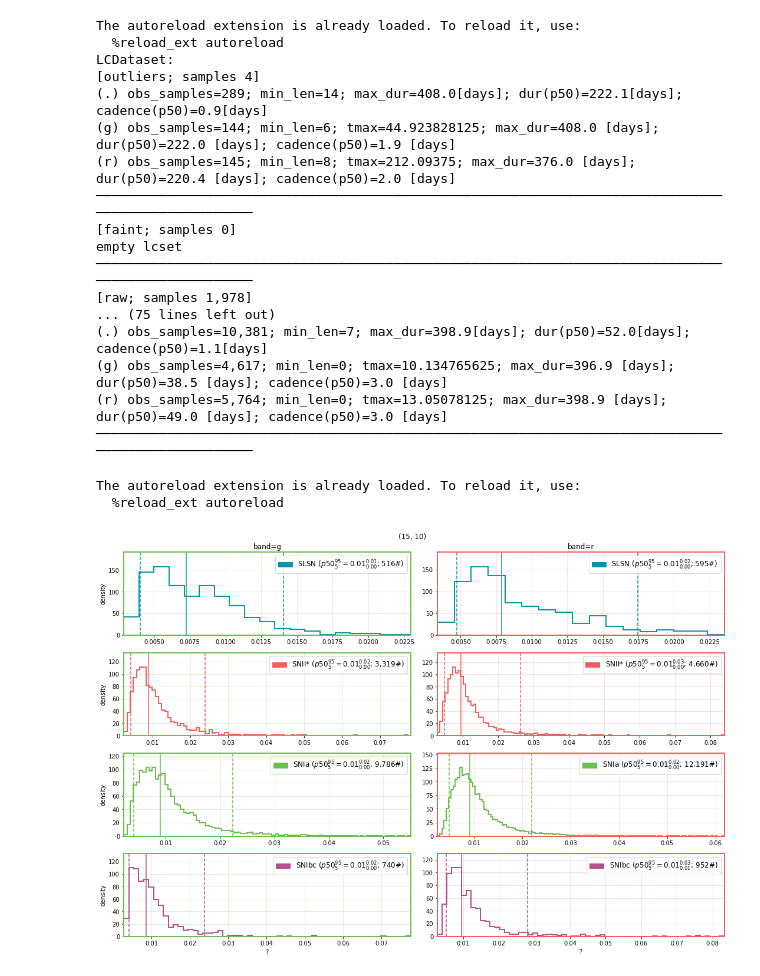
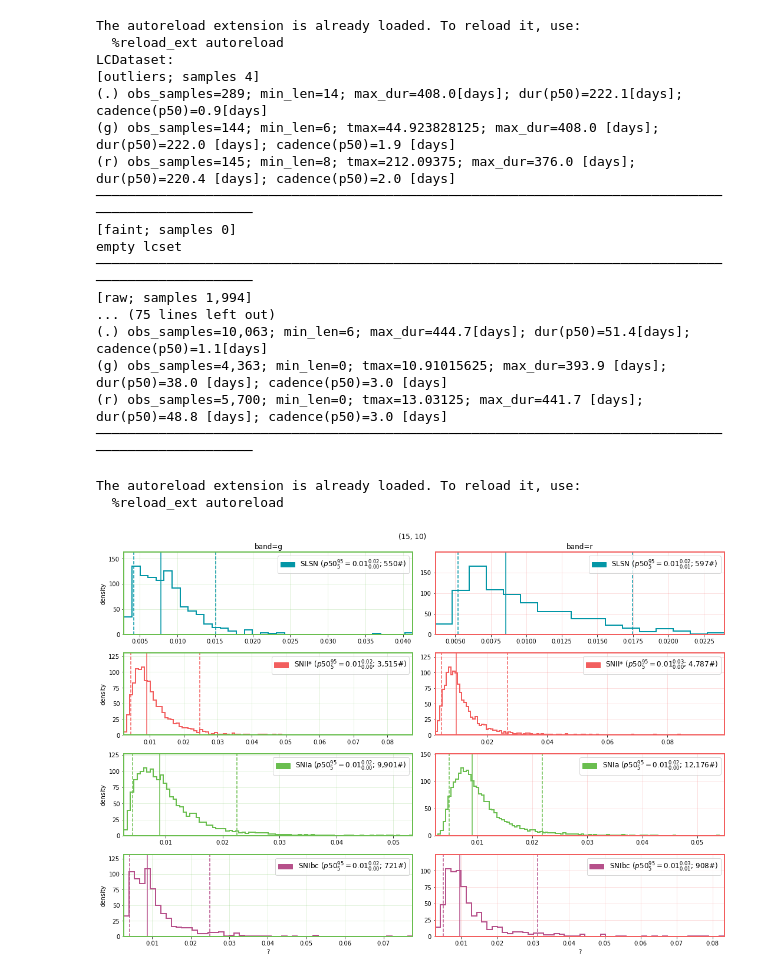
Before and after one commit to oscarpimentel/astro-lightcurves-handler, a Jupyter notebook: experiments/raw_to_split_dataset.ipynb, the cells around one changed output. Saved outputs shown, nothing was run; the diff lists cells and outputs as text; code cells hidden in the pictures.

```diff
--- a/experiments/raw_to_split_dataset.ipynb
+++ b/experiments/raw_to_split_dataset.ipynb
@@ -52,9 +54,11 @@ empty lcset
 %load_ext autoreload
 %autoreload 2
 
+SNIIb_obj_names = ['ZTF18abojpnr', 'ZTF19aaugupw', 'ZTF19aawethv', 'ZTF18acbzoyh', 'ZTF18acqxyiq', 'ZTF18acrcyqw', 'ZTF19aadpqnb', 'ZTF19aaknate', 'ZTF19aalzvnu', 'ZTF19abqykei', 'ZTF19abqmsnk', 'ZTF19acyjjni', 'ZTF19aczmnqy', 'ZTF19aaejtof', 'ZTF20aawefgx', 'ZTF20aaxhzhc']
 lcdataset.split('raw',
     shuffle=True,
     random_state=0,
+    outlier_obj_names=SNIIb_obj_names,
     )
 print(lcdataset)
 # %% [output]
@@ -69,22 +73,22 @@ LCDataset:
 [faint; samples 0]
 empty lcset
 ────────────────────────────────────────────────────────────────────────────────────────────────────
-[raw; samples 1,978]
+[raw; samples 1,994]
 ... (75 lines left out)
-(.) obs_samples=10,381; min_len=7; max_dur=398.9[days]; dur(p50)=52.0[days]; cadence(p50)=1.1[days]
-(g) obs_samples=4,617; min_len=0; tmax=10.134765625; max_dur=396.9 [days]; dur(p50)=38.5 [days]; cadence(p50)=3.0 [days]
-(r) obs_samples=5,764; min_len=0; tmax=13.05078125; max_dur=398.9 [days]; dur(p50)=49.0 [days]; cadence(p50)=3.0 [days]
+(.) obs_samples=10,063; min_len=6; max_dur=444.7[days]; dur(p50)=51.4[days]; cadence(p50)=1.1[days]
+(g) obs_samples=4,363; min_len=0; tmax=10.91015625; max_dur=393.9 [days]; dur(p50)=38.0 [days]; cadence(p50)=3.0 [days]
+(r) obs_samples=5,700; min_len=0; tmax=13.03125; max_dur=441.7 [days]; dur(p50)=48.8 [days]; cadence(p50)=3.0 [days]
 ────────────────────────────────────────────────────────────────────────────────────────────────────
 # %%
 %load_ext autoreload
 %autoreload 2
 from lchandler.plots.distrs import plot_sigma_distribution
 
-plot_sigma_distribution(lcdataset, '0@raw_train')
+plot_sigma_distribution(lcdataset, '0@raw_training')
 # %% [output]
 The autoreload extension is already loaded. To reload it, use:
   %reload_ext autoreload
-[figure, old version]
+[figure, new version]
 # %%
 %load_ext autoreload
 %autoreload 2
```
Also changed, not shown: parts of 10 cells of this notebook, 2 other files.
